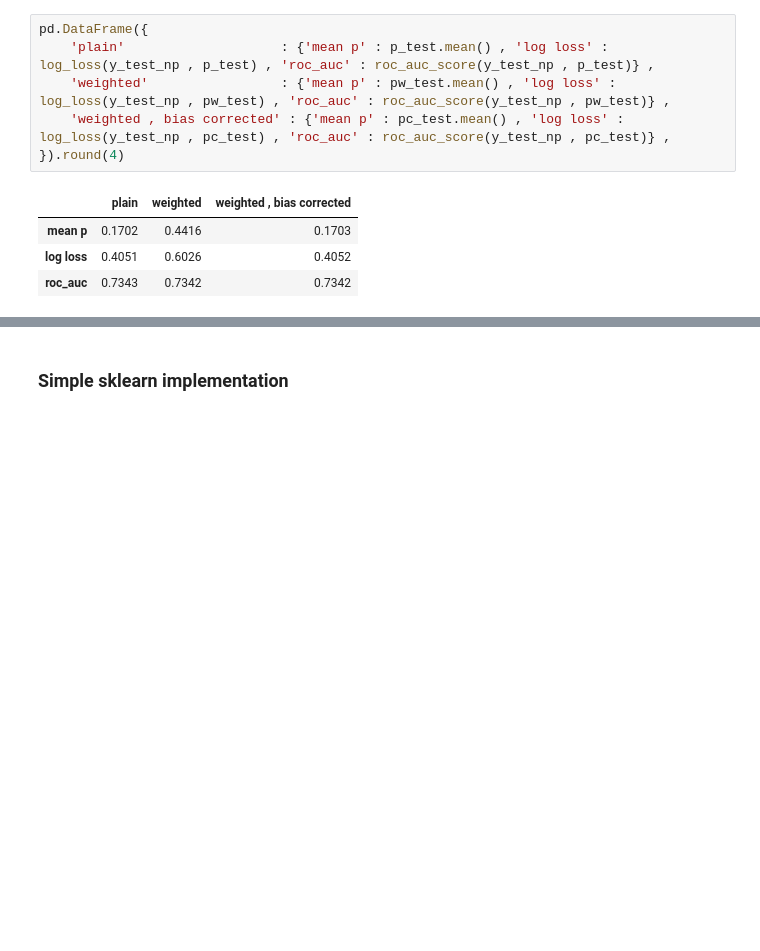
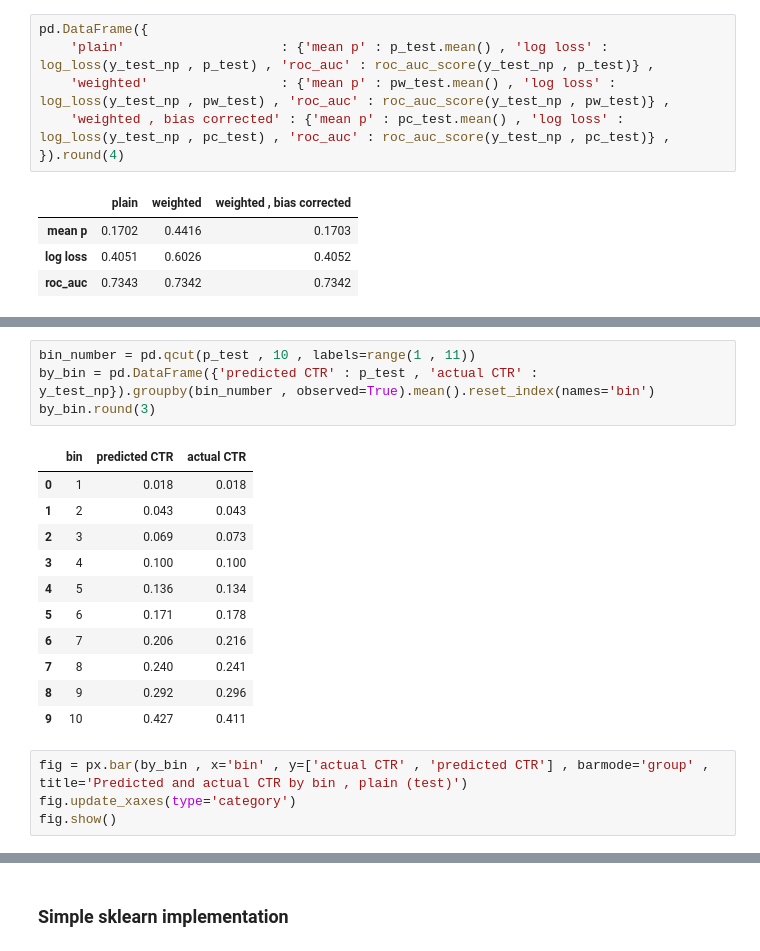
Before and after one commit to IshuIsAwake/advanced_data_science, a Jupyter notebook: projects/ctr_competition/03_logistic_regression.ipynb, the cells around one changed output, grey strips where cells are left out. Drawn from its saved outputs; the diff is of its cells as text; blank space fills up the shorter version.

```diff
--- a/projects/ctr_competition/03_logistic_regression.ipynb
+++ b/projects/ctr_competition/03_logistic_regression.ipynb
@@ -159,0 +176,20 @@ pd.DataFrame({
+# %%
+bin_number = pd.qcut(p_test , 10 , labels=range(1 , 11))
+by_bin = pd.DataFrame({'predicted CTR' : p_test , 'actual CTR' : y_test_np}).groupby(bin_number , observed=True).mean().reset_index(names='bin')
+by_bin.round(3)
+# %% [output]
+|  | bin | predicted CTR | actual CTR |
+| 0 | 1 | 0.018 | 0.018 |
+| 1 | 2 | 0.043 | 0.043 |
+| 2 | 3 | 0.069 | 0.073 |
+| 3 | 4 | 0.100 | 0.100 |
+| 4 | 5 | 0.136 | 0.134 |
+| 5 | 6 | 0.171 | 0.178 |
+| 6 | 7 | 0.206 | 0.216 |
+| 7 | 8 | 0.240 | 0.241 |
+| 8 | 9 | 0.292 | 0.296 |
+| 9 | 10 | 0.427 | 0.411 |
+# %%
+fig = px.bar(by_bin , x='bin' , y=['actual CTR' , 'predicted CTR'] , barmode='group' , title='Predicted and actual CTR by bin , plain (test)')
+fig.update_xaxes(type='category')
+fig.show()
```
Also changed, not shown: parts of 7 cells of this notebook, 11 other files.
